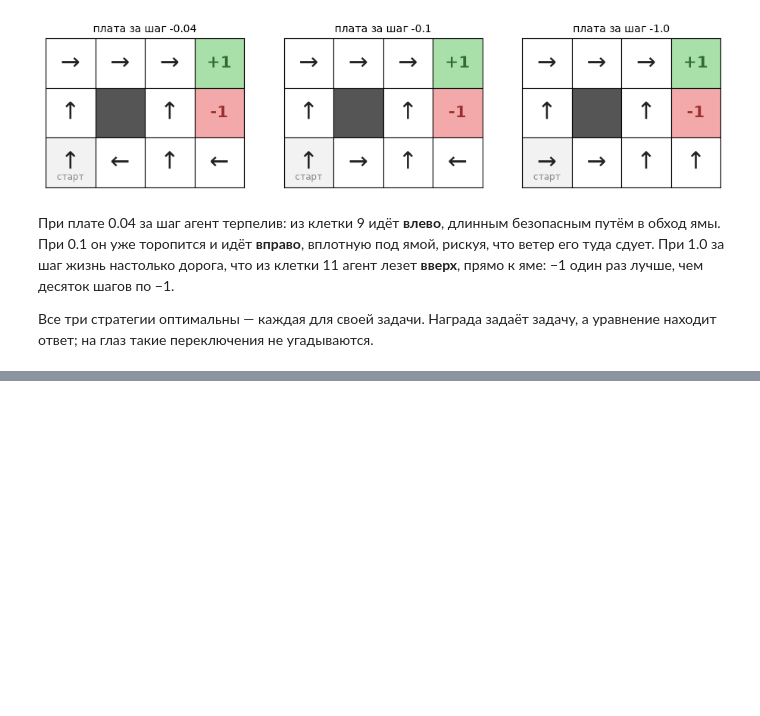
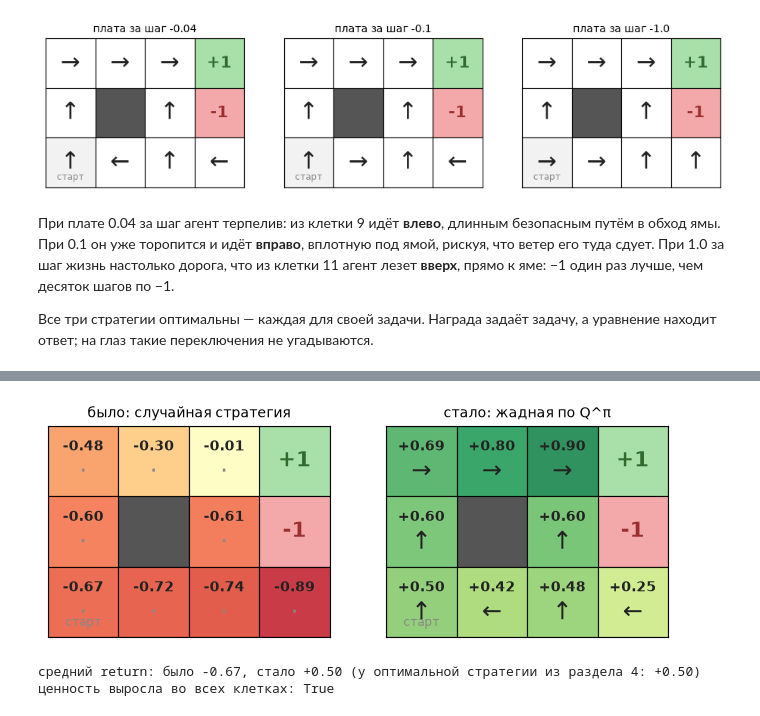
Before and after one commit to IlyaChichkanov/Reinforcement-learning, a Jupyter notebook: 02-environments/lecture/lecture.ipynb, the cells around one changed output, grey strips where cells are left out. Drawn from its saved outputs; the diff is of its cells as text; code cells hidden in the pictures; blank space fills up the shorter version.

```diff
--- a/02-environments/lecture/lecture.ipynb
+++ b/02-environments/lecture/lecture.ipynb
@@ -423,21 +410,0 @@ plt.show()
-# %%
-Q_learned = np.zeros((env.n_states, env.n_actions))
-rng, alpha, n_episodes = np.random.default_rng(0), 0.1, 2000
-for episode in range(n_episodes):
-    eps = max(0.1, 1 - episode / (n_episodes / 2))               # сначала исследуем, потом пользуемся знаниями
-    s, _ = env.reset(seed=int(rng.integers(1_000_000)))
-    for _ in range(100):
-        a = int(rng.integers(env.n_actions)) if rng.random() < eps else int(Q_learned[s].argmax())
-        s_next, r, terminated, truncated, _ = env.step(a)        # единственный источник знаний о мире
-        # сдвигаем одно число таблицы к таргету на долю alpha
-        Q_learned[s, a] += alpha * (r + GAMMA * Q_learned[s_next].max() - Q_learned[s, a])
-        s = s_next
-        if terminated or truncated:
-            break
-
-fig, axes = plt.subplots(1, 2, figsize=(9.5, 3.6))
-plot_q(Q_learned, env, ax=axes[0], title=f"Q-learning: {n_episodes} эпизодов, модель неизвестна")
-plot_q(Q_star, env, ax=axes[1], title="Q* из уравнения (раздел 4)")
-plt.show()
-print(f"оценка старта: выучено {Q_learned[8].max():+.2f}, точное значение {V_star[8]:+.2f}; "
-      f"средний return жадной стратегии по выученной таблице: {average_return(env, greedy_policy(Q_learned), np.random.default_rng(3), 500):+.2f}")
@@ -450,0 +417,17 @@ print(f"оценка старта: выучено {Q_learned[8].max():+.2f}, т
+# %%
+improved = greedy_policy(Q_uniform)                  # в каждой клетке пересаживаемся на лучшее действие по Q^π
+Q_improved, V_improved = evaluate_policy(improved)
+
+fig, axes = plt.subplots(1, 2, figsize=(8, 3.6))
+draw_policy(uniform, env, ax=axes[0], values=V_uniform, title="было: случайная стратегия")
+draw_policy(improved, env, ax=axes[1], values=V_improved, title="стало: жадная по Q^π")
+plt.show()
+
+print(f"средний return: было {average_return(env, uniform, np.random.default_rng(3), 500):+.2f}, "
+      f"стало {average_return(env, improved, np.random.default_rng(3), 500):+.2f} "
+      f"(у оптимальной стратегии из раздела 4: {average_return(env, greedy_policy(Q_star), np.random.default_rng(3), 500):+.2f})")
+print("ценность выросла во всех клетках:", bool(np.all(V_improved >= V_uniform - 1e-9)))
+# %% [output]
+[figure, added]
+средний return: было -0.67, стало +0.50 (у оптимальной стратегии из раздела 4: +0.50)
+ценность выросла во всех клетках: True
```
Also changed, not shown: parts of 18 cells of this notebook, 6 other files.
